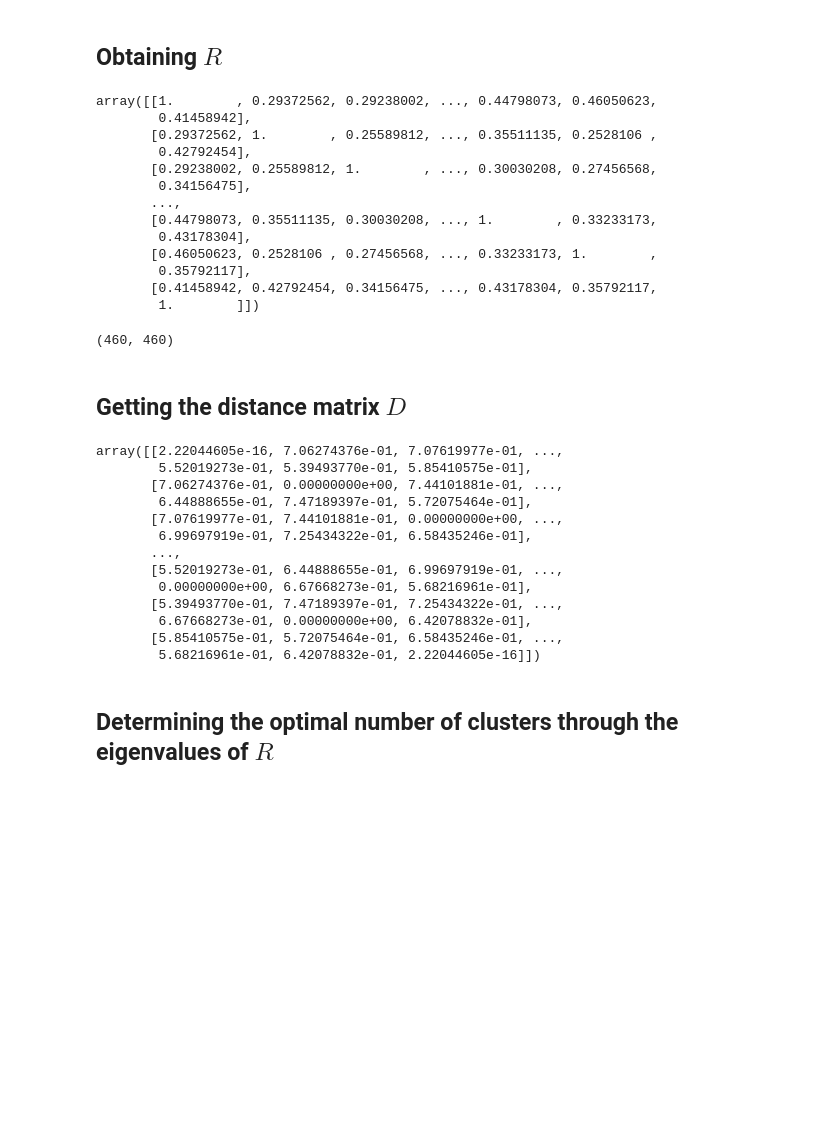
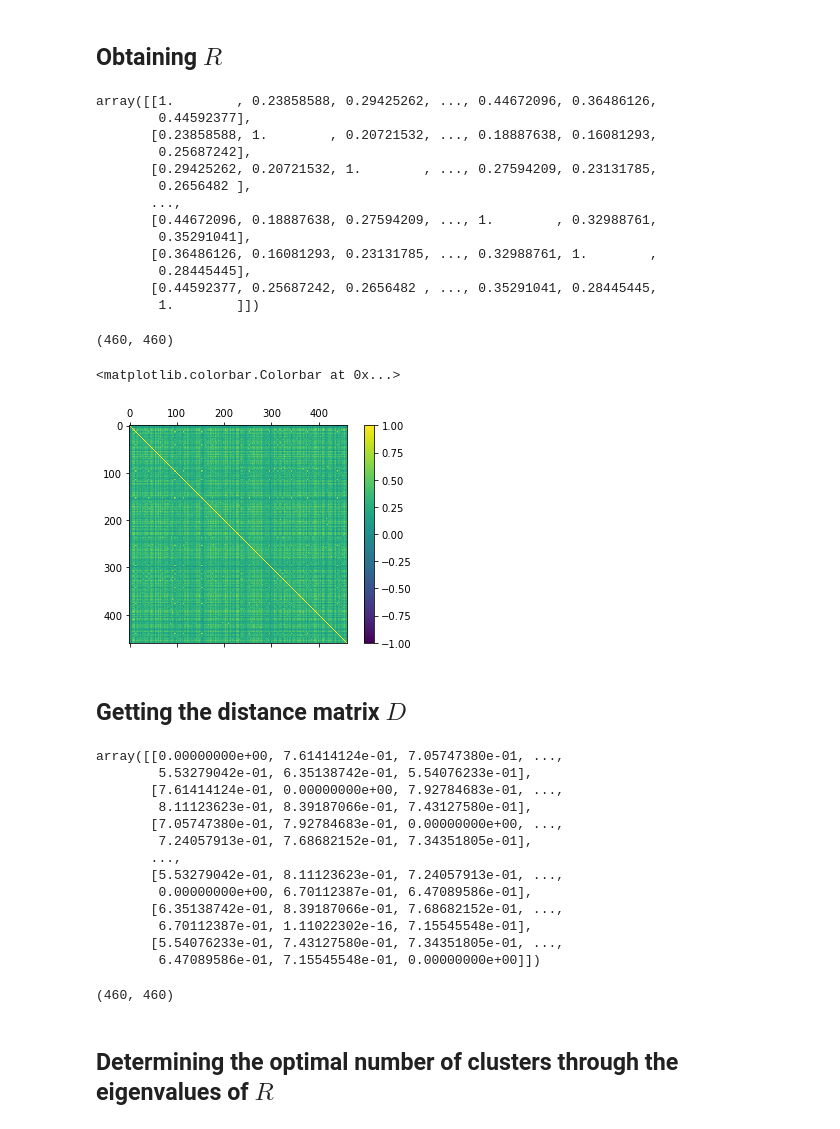
Before and after one commit to jduarte00/clustering_shrinkage_estimator, a Jupyter notebook: implementation_sbs.ipynb, the cells around one changed output. Drawn from its saved outputs; the diff is of its cells as text; code cells hidden in the pictures; blank space fills up the shorter version.

```diff
--- a/implementation_sbs.ipynb
+++ b/implementation_sbs.ipynb
@@ -8,6 +8,7 @@ from sklearn.cluster import KMeans
 import matplotlib.pyplot as plt
 # %%
 X_matrix = pd.read_csv('./data/sp_500_returns.csv', index_col='Date')
+X_matrix = X_matrix[:700]
 # %%
 X_matrix.head()
 # %% [output]
@@ -26,23 +27,33 @@ R_matrix = np.corrcoef(X_matrix.T)
 # %%
 R_matrix
 # %% [output]
-array([[1.        , 0.29372562, 0.29238002, ..., 0.44798073, 0.46050623,
-        0.41458942],
-       [0.29372562, 1.        , 0.25589812, ..., 0.35511135, 0.2528106 ,
-        0.42792454],
-       [0.29238002, 0.25589812, 1.        , ..., 0.30030208, 0.27456568,
-        0.34156475],
+array([[1.        , 0.23858588, 0.29425262, ..., 0.44672096, 0.36486126,
+        0.44592377],
+       [0.23858588, 1.        , 0.20721532, ..., 0.18887638, 0.16081293,
+        0.25687242],
+       [0.29425262, 0.20721532, 1.        , ..., 0.27594209, 0.23131785,
+        0.2656482 ],
        ...,
-       [0.44798073, 0.35511135, 0.30030208, ..., 1.        , 0.33233173,
-        0.43178304],
-       [0.46050623, 0.2528106 , 0.27456568, ..., 0.33233173, 1.        ,
-        0.35792117],
-       [0.41458942, 0.42792454, 0.34156475, ..., 0.43178304, 0.35792117,
+       [0.44672096, 0.18887638, 0.27594209, ..., 1.        , 0.32988761,
+        0.35291041],
+       [0.36486126, 0.16081293, 0.23131785, ..., 0.32988761, 1.        ,
+        0.28445445],
+       [0.44592377, 0.25687242, 0.2656482 , ..., 0.35291041, 0.28445445,
         1.        ]])
 # %%
 R_matrix.shape
 # %% [output]
 (460, 460)
+# %%
+fig = plt.figure()
+ax = fig.add_subplot(111)
+subplotsize=[8.,8.]
+figuresize=[10.,10.]
+cax = ax.matshow(R_matrix, vmin=-1, vmax=1)
+fig.colorbar(cax)
+# %% [output]
+<matplotlib.colorbar.Colorbar at 0x...>
+[figure, added]
 # %% [markdown]
 ## Getting the distance matrix $D$
 # %%
@@ -50,19 +61,23 @@ D_matrix = 1 - R_matrix
 # %%
 D_matrix
 # %% [output]
-array([[2.22044605e-16, 7.06274376e-01, 7.07619977e-01, ...,
-        5.52019273e-01, 5.39493770e-01, 5.85410575e-01],
-       [7.06274376e-01, 0.00000000e+00, 7.44101881e-01, ...,
-        6.44888655e-01, 7.47189397e-01, 5.72075464e-01],
-       [7.07619977e-01, 7.44101881e-01, 0.00000000e+00, ...,
-        6.99697919e-01, 7.25434322e-01, 6.58435246e-01],
+array([[0.00000000e+00, 7.61414124e-01, 7.05747380e-01, ...,
+        5.53279042e-01, 6.35138742e-01, 5.54076233e-01],
+       [7.61414124e-01, 0.00000000e+00, 7.92784683e-01, ...,
+        8.11123623e-01, 8.39187066e-01, 7.43127580e-01],
+       [7.05747380e-01, 7.92784683e-01, 0.00000000e+00, ...,
+        7.24057913e-01, 7.68682152e-01, 7.34351805e-01],
        ...,
-       [5.52019273e-01, 6.44888655e-01, 6.99697919e-01, ...,
-        0.00000000e+00, 6.67668273e-01, 5.68216961e-01],
-       [5.39493770e-01, 7.47189397e-01, 7.25434322e-01, ...,
-        6.67668273e-01, 0.00000000e+00, 6.42078832e-01],
-       [5.85410575e-01, 5.72075464e-01, 6.58435246e-01, ...,
-        5.68216961e-01, 6.42078832e-01, 2.22044605e-16]])
+       [5.53279042e-01, 8.11123623e-01, 7.24057913e-01, ...,
+        0.00000000e+00, 6.70112387e-01, 6.47089586e-01],
+       [6.35138742e-01, 8.39187066e-01, 7.68682152e-01, ...,
+        6.70112387e-01, 1.11022302e-16, 7.15545548e-01],
+       [5.54076233e-01, 7.43127580e-01, 7.34351805e-01, ...,
+        6.47089586e-01, 7.15545548e-01, 0.00000000e+00]])
+# %%
+D_matrix.shape
+# %% [output]
+(460, 460)
 # %% [markdown]
 ## Determining the optimal number of clusters through the eigenvalues of $R$
 # %%
```
Also changed, not shown: parts of 23 cells of this notebook, 2 other files.
